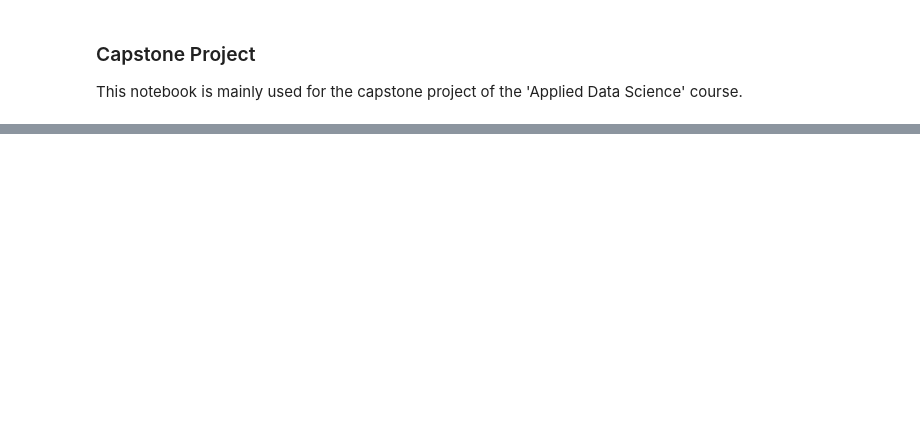
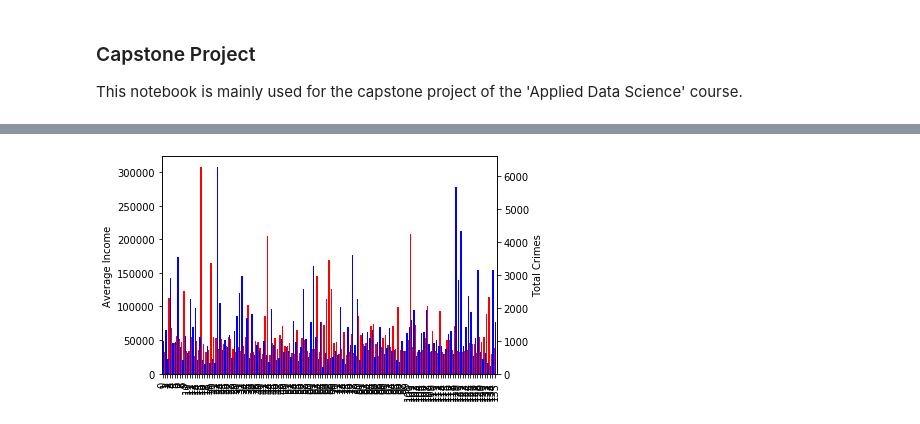
Before and after one commit to nruengener/Coursera_Capstone, a Jupyter notebook: capstone.ipynb, the cells around one changed output, grey strips where cells are left out. Cells and saved outputs as stored; diff of their text form; code cells hidden in the pictures; blank space fills up the shorter version.

```diff
--- a/capstone.ipynb
+++ b/capstone.ipynb
@@ -49,0 +217,2 @@ df_venues.head()
+# %%
+df = pd.read_csv('fixed_dataframe2.csv', thousands=',')
@@ -49,0 +334,21 @@ df_venues.head()
+# %%
+# df_bar.plot(kind='bar', figsize=(10, 6))
+# plt.xlabel('Neighborhood') # add to x-label to the plot
+# plt.ylabel('Average Income') # add y-label to the plot
+# plt.title('Average income of Toronto neighborhoods') # add title to the plot
+# plt.show()
+
+fig = plt.figure()
+ax = fig.add_subplot(111) # Create matplotlib axes
+ax2 = ax.twinx() # Create another axes that shares the same x-axis as ax.
+width = 0.6
+
+df['Average Income'].plot(kind='bar', color='red', ax=ax, width=width, position=1)
+df['Total Crimes'].plot(kind='bar', color='blue', ax=ax2, width=width, position=0)
+
+ax.set_ylabel('Average Income')
+ax2.set_ylabel('Total Crimes')
+
+plt.show()
+# %% [output]
+[figure, added]
```
Also changed, not shown: parts of 69 cells of this notebook, 25 other files.
